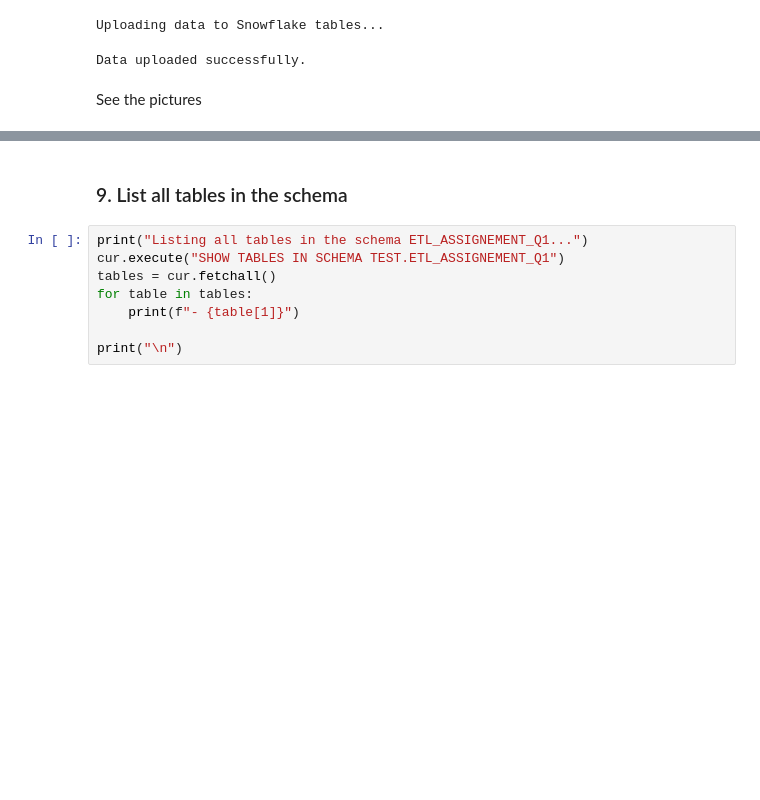
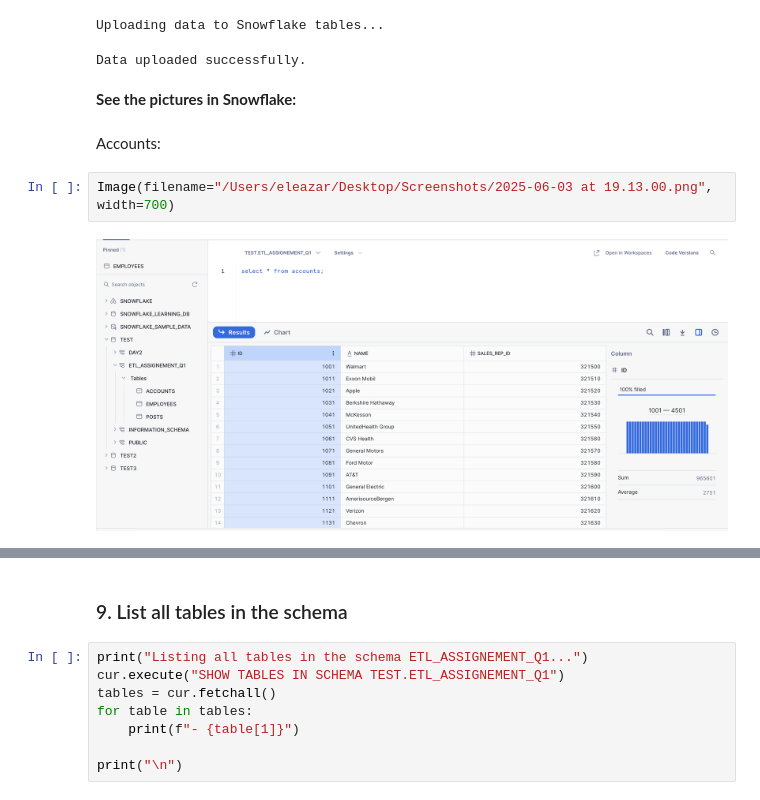
Before and after one commit to DiazHumberto/DAMDS, a Jupyter notebook: day2/A1.ipynb, the cells around one changed output, grey strips where cells are left out. Drawn from its saved outputs; the diff is of its cells as text; blank space fills up the shorter version.

Commit message:
sixth commit; Q1 done, screenshots added

```diff
--- a/day2/A1.ipynb
+++ b/day2/A1.ipynb
@@ -158,4 +158,10 @@ print("Data uploaded successfully.\n")
 Uploading data to Snowflake tables...
 Data uploaded successfully.
 # %% [markdown]
-See the pictures
+**See the pictures in Snowflake:**
+# %% [markdown]
+Accounts:
+# %%
+Image(filename="/Users/eleazar/Desktop/Screenshots/2025-06-03 at 19.13.00.png", width=700)
+# %% [output]
+[figure, added]
```
Also changed, not shown: parts of 4 cells of this notebook.
